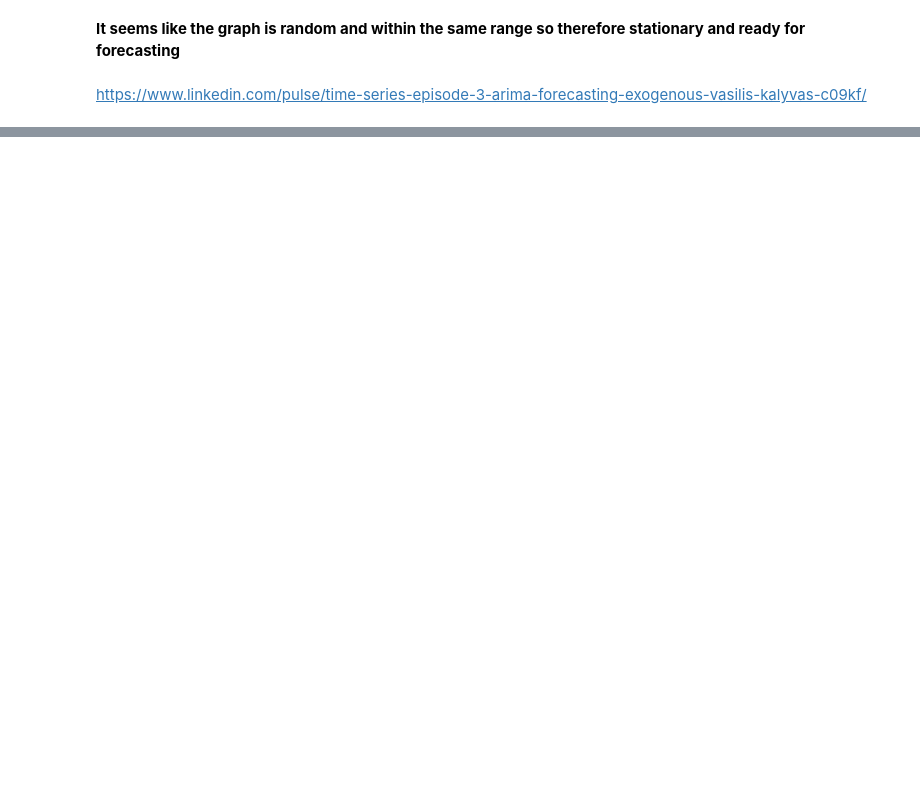
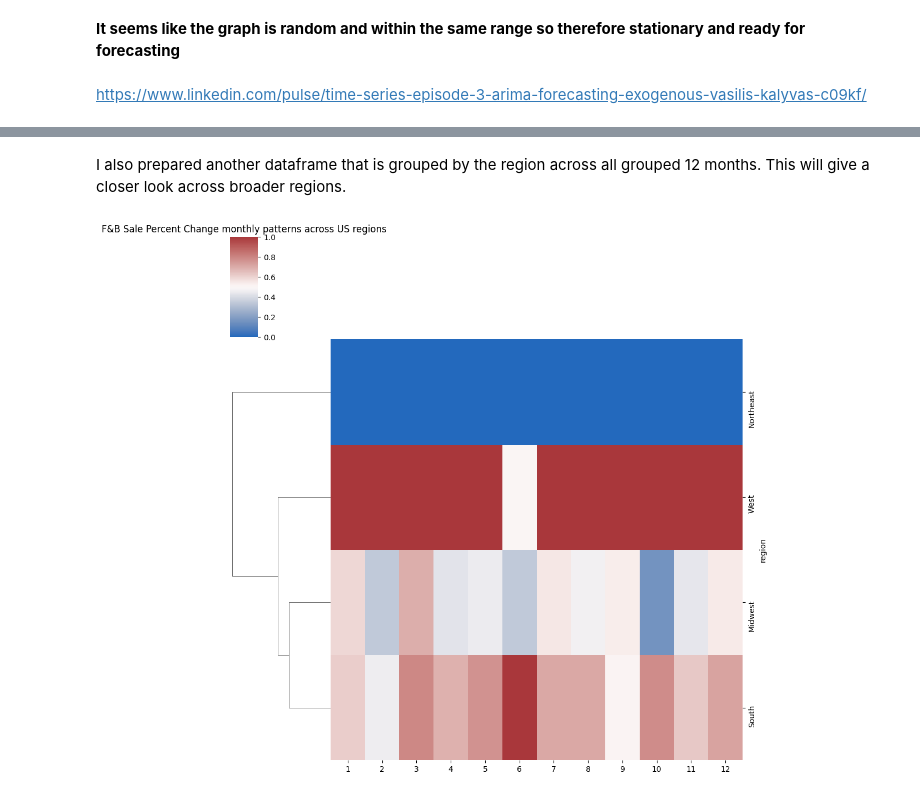
Before and after one commit to DiaHere/Food-and-Beverage-across-all-US-states-Analysis, a Jupyter notebook: notebook.ipynb, the cells around one changed output, grey strips where cells are left out. Saved outputs shown, nothing was run; the diff lists cells and outputs as text; code cells hidden in the pictures; blank space fills up the shorter version.

```diff
--- a/notebook.ipynb
+++ b/notebook.ipynb
@@ -785,0 +863,8 @@ plt.show()
+# %% [markdown]
+I also prepared another dataframe that is grouped by the region across all grouped 12 months. This will give a closer look across broader regions.
+# %%
+sns.clustermap(df_state_region_grp.drop('labels', axis=1),row_linkage=distance_matrix, col_cluster=False,cmap='vlag', standard_scale=1)
+plt.title('F&B Sale Percent Change monthly patterns across US regions')
+plt.show()
+# %% [output]
+[figure, added]
```
Also changed, not shown: parts of 33 cells of this notebook, 1 other file.
